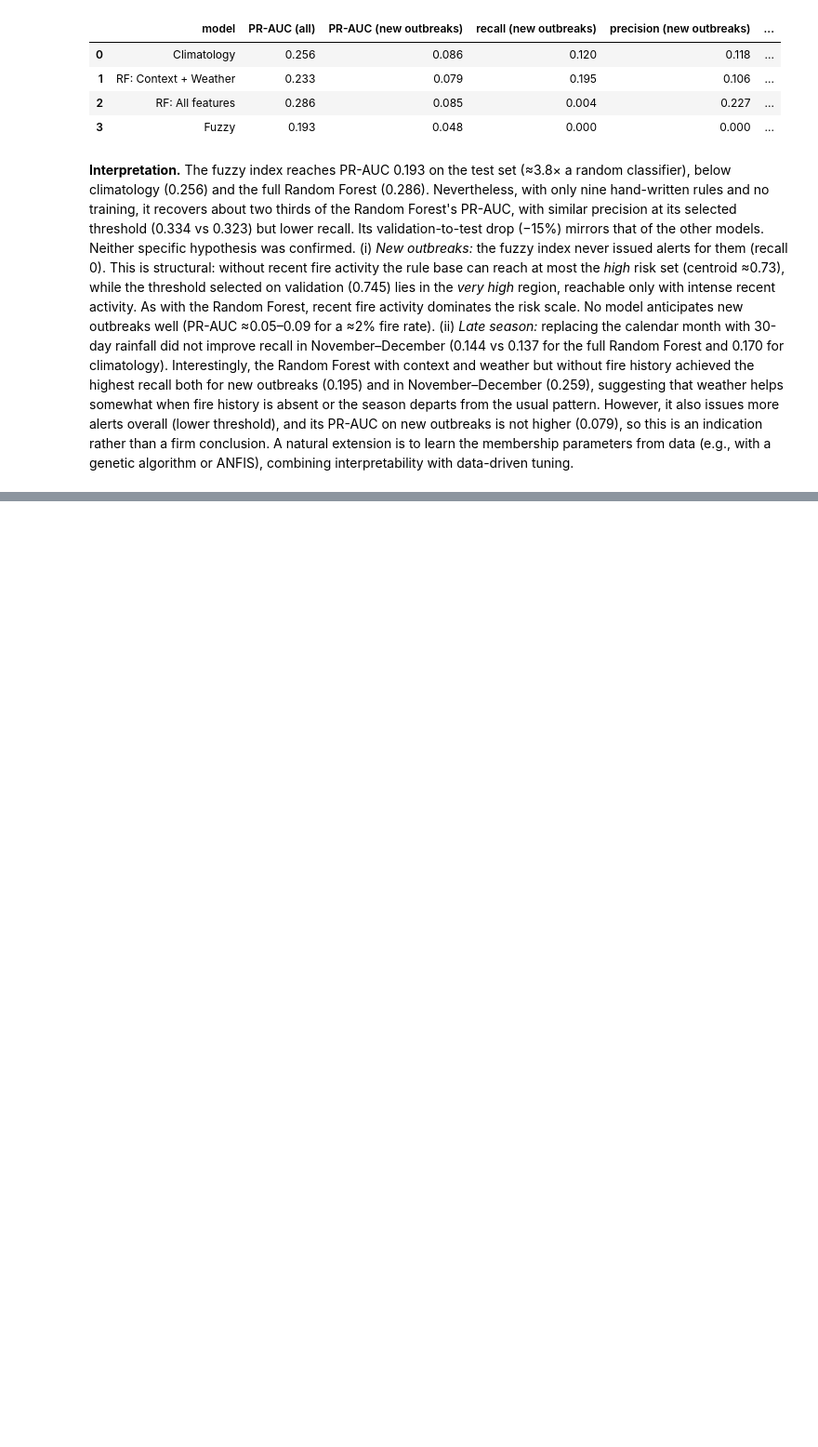
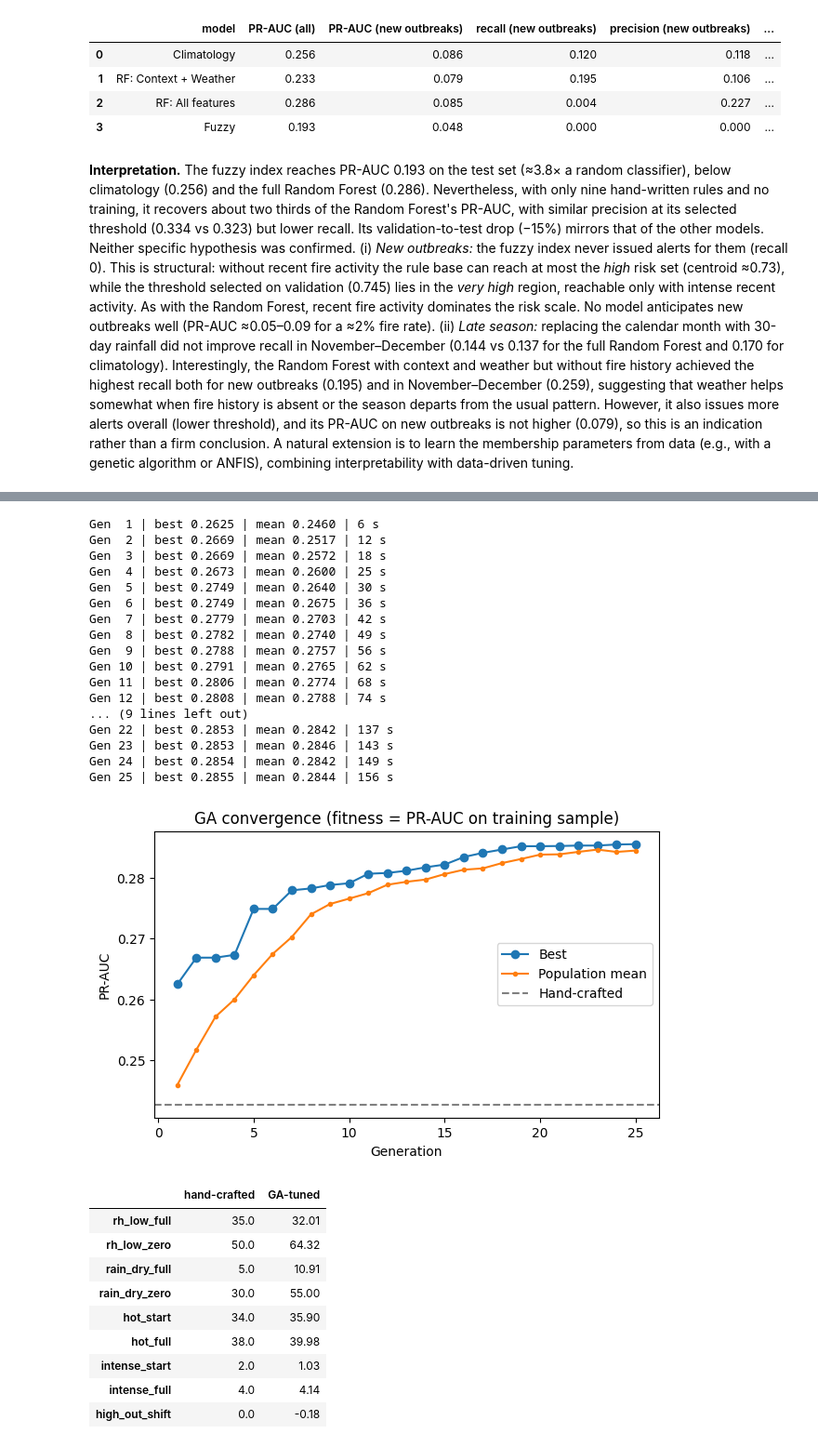
Before and after one commit to MonnikLuianne/wildfire-risk-piaui, a Jupyter notebook: wildfire_risk_piaui.ipynb, the cells around one changed output, grey strips where cells are left out. Shown at 93% size. Drawn from its saved outputs; the diff is of its cells as text; code cells hidden in the pictures; blank space fills up the shorter version.

```diff
--- a/wildfire_risk_piaui.ipynb
+++ b/wildfire_risk_piaui.ipynb
@@ -1068,0 +1146,75 @@ ANFIS), combining interpretability with data-driven tuning.
+# %%
+POP, GENS, ELITE, TOUR, P_MUT = 30, 25, 2, 3, 0.2
+lo, hi = GENE_BOUNDS[:, 0], GENE_BOUNDS[:, 1]
+sigma = 0.1 * (hi - lo)
+rng = np.random.default_rng(SEED)
+
+pop = [repair(rng.uniform(lo, hi)) for _ in range(POP - 1)] + [HAND_GENES.copy()]
+fit = np.array([fitness(g) for g in pop])
+
+def tournament():
+    idx = rng.choice(POP, TOUR, replace=False)
+    return pop[idx[np.argmax(fit[idx])]]
+
+history = []
+start = time.time()
+for gen in range(GENS):
+    order = np.argsort(fit)[::-1]
+    new_pop = [pop[i].copy() for i in order[:ELITE]]
+    new_fit = [fit[i] for i in order[:ELITE]]
+    while len(new_pop) < POP:
+        p1, p2 = tournament(), tournament()
+        w = rng.uniform(size=len(lo))
+        child = w * p1 + (1 - w) * p2                                   # arithmetic crossover
+        child = child + (rng.random(len(lo)) < P_MUT) * rng.normal(0, sigma)  # Gaussian mutation
+        child = repair(child)
+        new_pop.append(child)
+        new_fit.append(fitness(child))
+    pop, fit = new_pop, np.array(new_fit)
+    history.append({"generation": gen + 1, "best": fit.max(), "mean": fit.mean()})
+    print(f"Gen {gen + 1:2d} | best {fit.max():.4f} | mean {fit.mean():.4f} | {time.time() - start:.0f} s",
+          flush=True)
+
+best_genes = pop[int(np.argmax(fit))]
+history = pd.DataFrame(history)
+
+plt.figure(figsize=(7, 4))
+plt.plot(history["generation"], history["best"], marker="o", label="Best")
+plt.plot(history["generation"], history["mean"], marker=".", label="Population mean")
+plt.axhline(fitness(HAND_GENES), ls="--", color="gray", label="Hand-crafted")
+plt.title("GA convergence (fitness = PR-AUC on training sample)")
+plt.xlabel("Generation")
+plt.ylabel("PR-AUC")
+plt.legend()
+plt.show()
+
+pd.DataFrame({"hand-crafted": HAND_GENES, "GA-tuned": best_genes}, index=GENE_NAMES).round(2)
+# %% [output]
+Gen  1 | best 0.2625 | mean 0.2460 | 6 s
+Gen  2 | best 0.2669 | mean 0.2517 | 12 s
+Gen  3 | best 0.2669 | mean 0.2572 | 18 s
+Gen  4 | best 0.2673 | mean 0.2600 | 25 s
+Gen  5 | best 0.2749 | mean 0.2640 | 30 s
+Gen  6 | best 0.2749 | mean 0.2675 | 36 s
+Gen  7 | best 0.2779 | mean 0.2703 | 42 s
+Gen  8 | best 0.2782 | mean 0.2740 | 49 s
+Gen  9 | best 0.2788 | mean 0.2757 | 56 s
+Gen 10 | best 0.2791 | mean 0.2765 | 62 s
+Gen 11 | best 0.2806 | mean 0.2774 | 68 s
+Gen 12 | best 0.2808 | mean 0.2788 | 74 s
+... (9 lines left out)
+Gen 22 | best 0.2853 | mean 0.2842 | 137 s
+Gen 23 | best 0.2853 | mean 0.2846 | 143 s
+Gen 24 | best 0.2854 | mean 0.2842 | 149 s
+Gen 25 | best 0.2855 | mean 0.2844 | 156 s
+[figure, added]
+|  | hand-crafted | GA-tuned |
+| rh_low_full | 35.0 | 32.01 |
+| rh_low_zero | 50.0 | 64.32 |
+| rain_dry_full | 5.0 | 10.91 |
+| rain_dry_zero | 30.0 | 55.00 |
+| hot_start | 34.0 | 35.90 |
+| hot_full | 38.0 | 39.98 |
+| intense_start | 2.0 | 1.03 |
+| intense_full | 4.0 | 4.14 |
+| high_out_shift | 0.0 | -0.18 |
```
Also changed, not shown: parts of 6 cells of this notebook.
